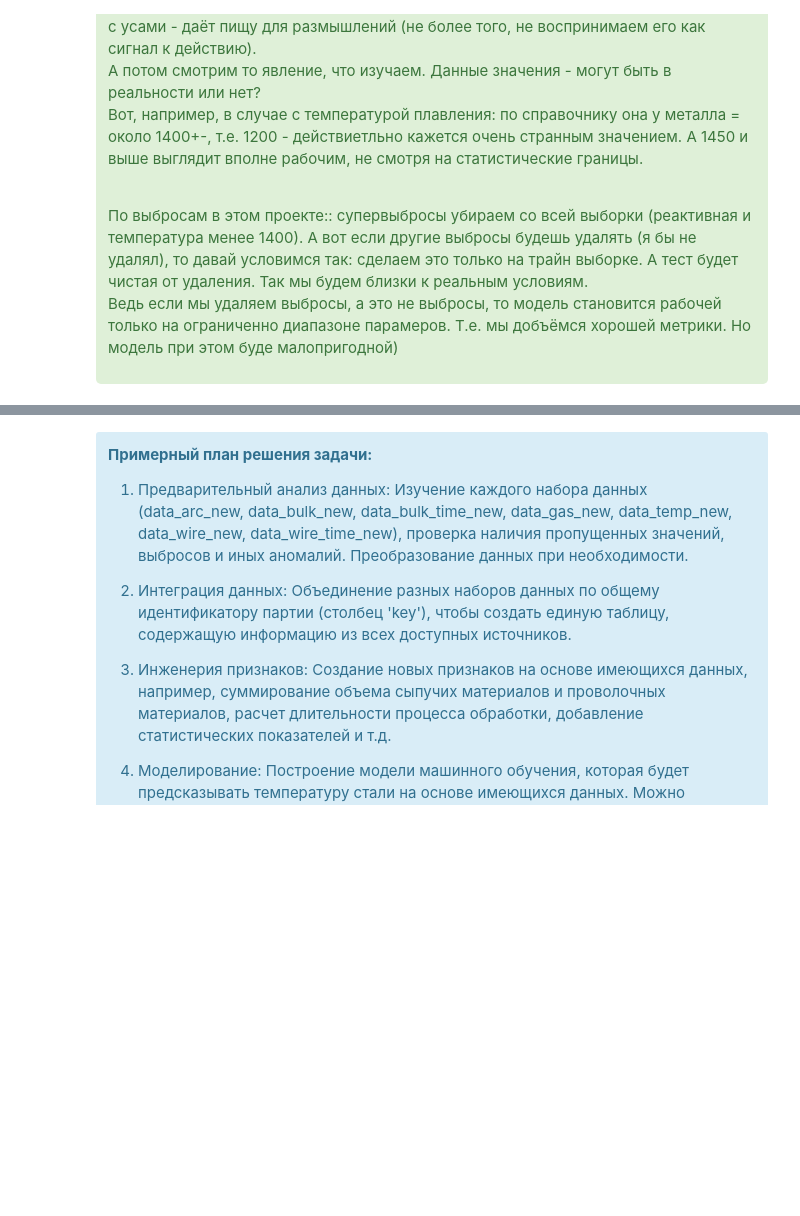
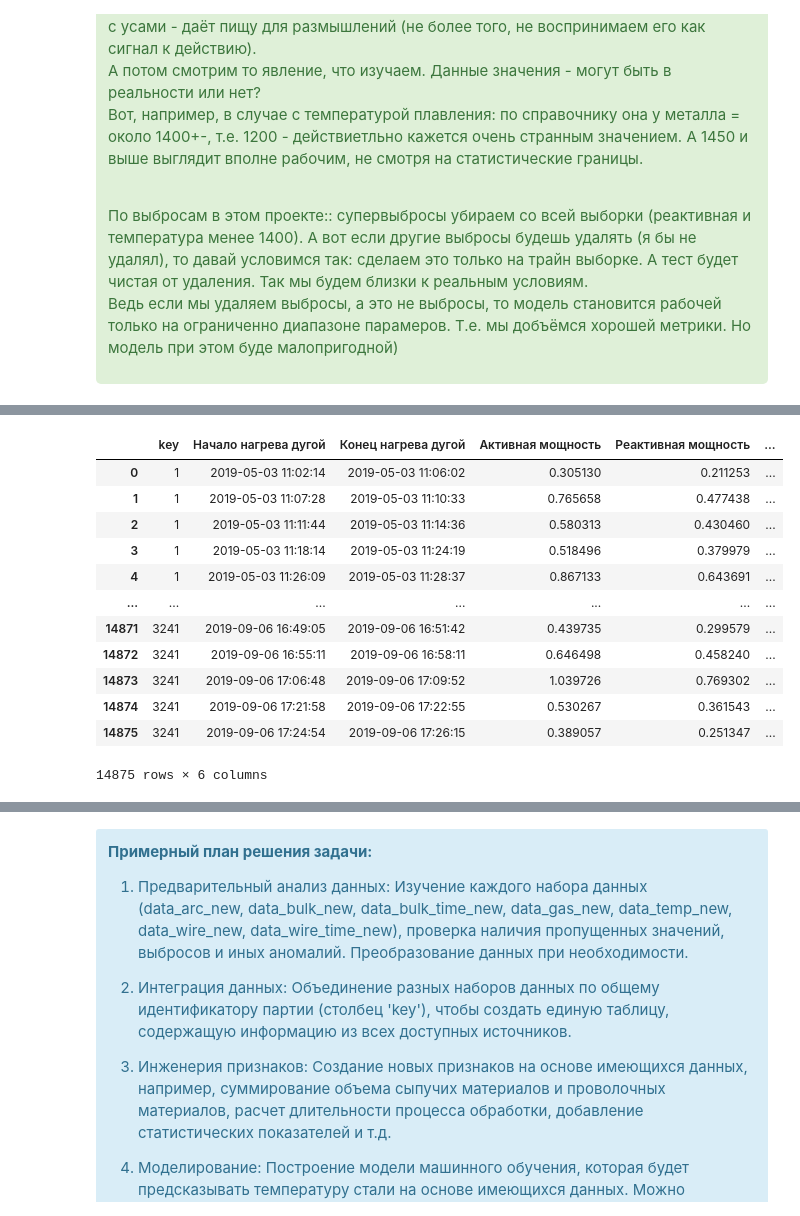
Before and after one commit to PyDataLab/Portfolio, a Jupyter notebook: 14/Project_2.ipynb, the cells around one changed output, grey strips where cells are left out. Saved outputs shown, nothing was run; the diff lists cells and outputs as text; code cells hidden in the pictures; blank space fills up the shorter version.

```diff
--- a/14/Project_2.ipynb
+++ b/14/Project_2.ipynb
@@ -577,0 +581,23 @@ merged_data = merged_data.drop(['Время замера', 'Начало наг
+# %%
+# Преобразование столбцов в тип данных datetime
+data_arc_new['Начало нагрева дугой'] = pd.to_datetime(data_arc_new['Начало нагрева дугой'])
+data_arc_new['Конец нагрева дугой'] = pd.to_datetime(data_arc_new['Конец нагрева дугой'])
+#вычисляю время нагрева электродами по всем промежуткам для data_arc
+
+data_arc_new['Время нагрева в сек'] = (data_arc_new['Конец нагрева дугой'] -
+                                   data_arc_new['Начало нагрева дугой']).dt.seconds
+data_arc_new
+# %% [output]
+|  | key | Начало нагрева дугой | Конец нагрева дугой | Активная мощность | Реактивная мощность | ... |
+| 0 | 1 | 2019-05-03 11:02:14 | 2019-05-03 11:06:02 | 0.305130 | 0.211253 | ... |
+| 1 | 1 | 2019-05-03 11:07:28 | 2019-05-03 11:10:33 | 0.765658 | 0.477438 | ... |
+| 2 | 1 | 2019-05-03 11:11:44 | 2019-05-03 11:14:36 | 0.580313 | 0.430460 | ... |
+| 3 | 1 | 2019-05-03 11:18:14 | 2019-05-03 11:24:19 | 0.518496 | 0.379979 | ... |
+| 4 | 1 | 2019-05-03 11:26:09 | 2019-05-03 11:28:37 | 0.867133 | 0.643691 | ... |
+| ... | ... | ... | ... | ... | ... | ... |
+| 14871 | 3241 | 2019-09-06 16:49:05 | 2019-09-06 16:51:42 | 0.439735 | 0.299579 | ... |
+| 14872 | 3241 | 2019-09-06 16:55:11 | 2019-09-06 16:58:11 | 0.646498 | 0.458240 | ... |
+| 14873 | 3241 | 2019-09-06 17:06:48 | 2019-09-06 17:09:52 | 1.039726 | 0.769302 | ... |
+| 14874 | 3241 | 2019-09-06 17:21:58 | 2019-09-06 17:22:55 | 0.530267 | 0.361543 | ... |
+| 14875 | 3241 | 2019-09-06 17:24:54 | 2019-09-06 17:26:15 | 0.389057 | 0.251347 | ... |
+14875 rows × 6 columns
```
Also changed, not shown: parts of 20 cells of this notebook, 24 other files.
